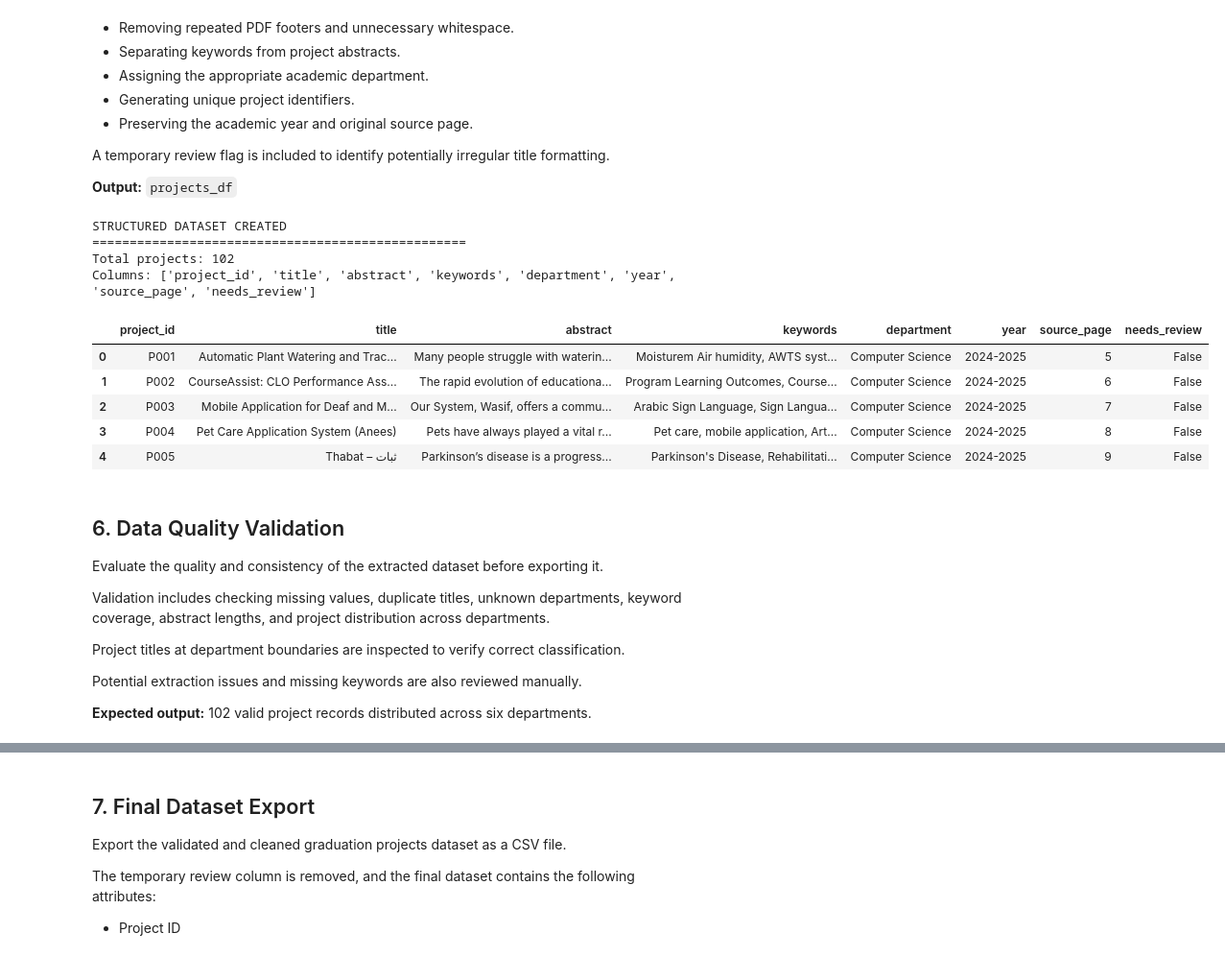
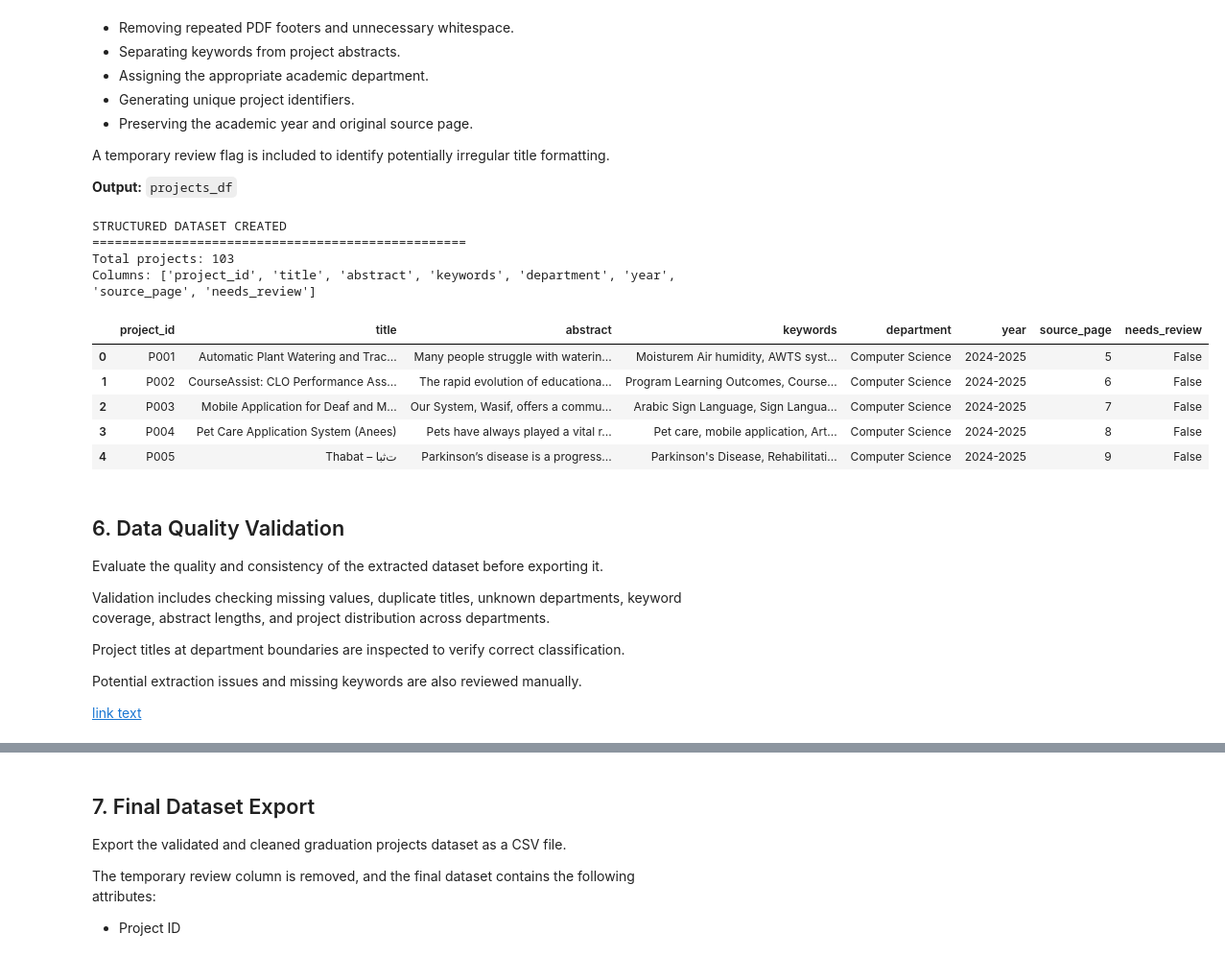
Before and after one commit to esrrahafase-crypto/Origin, a Jupyter notebook: notebooks/01_Data_Preparation.ipynb, the cells around one changed output, grey strips where cells are left out. Shown at 96% size. Cells and saved outputs as stored; diff of their text form; code cells hidden in the pictures.

```diff
--- a/notebooks/01_Data_Preparation.ipynb
+++ b/notebooks/01_Data_Preparation.ipynb
@@ -242,13 +238,16 @@ A temporary review flag is included to identify potentially irregular title form
 
 # Department page ranges
 
+
+# Updated department ranges for the 115-page PDF
+
 department_ranges = [
     (5, 37, "Computer Science"),
-    (39, 49, "Artificial Intelligence"),
-    (51, 73, "Information Systems"),
-    (75, 84, "Data Science and Analysis"),
-    (86, 102, "Information Technology"),
-    (104, 111, "Cybersecurity")
+    (39, 50, "Artificial Intelligence"),
+    (52, 74, "Information Systems"),
+    (76, 85, "Data Science and Analysis"),
+    (87, 103, "Information Technology"),
+    (105, 112, "Cybersecurity")
 ]
 
 
@@ -339,35 +338,35 @@ for idx, row in raw_df.iterrows():
         "title": title,
         "abstract": abstract,
         "keywords": keywords,
         "department": get_department(
             row["source_page"]
         ),
         "year": "2024-2025",
         "source_page": row["source_page"],
         "needs_review": needs_review
     })
 
 
 projects_df = pd.DataFrame(projects)
 
 print("STRUCTURED DATASET CREATED")
 print("=" * 50)
 
 print("Total projects:", len(projects_df))
 print("Columns:", projects_df.columns.tolist())
 
 display(projects_df.head())
 # %% [output]
 STRUCTURED DATASET CREATED
 ==================================================
-Total projects: 102
+Total projects: 103
 Columns: ['project_id', 'title', 'abstract', 'keywords', 'department', 'year', 'source_page', 'needs_review']
 |  | project_id | title | abstract | keywords | department | year | source_page | needs_review |
 | 0 | P001 | Automatic Plant Watering and Trac... | Many people struggle with waterin... | Moisturem Air humidity, AWTS syst... | Computer Science | 2024-2025 | 5 | False |
 | 1 | P002 | CourseAssist: CLO Performance Ass... | The rapid evolution of educationa... | Program Learning Outcomes, Course... | Computer Science | 2024-2025 | 6 | False |
 | 2 | P003 | Mobile Application for Deaf and M... | Our System, Wasif, offers a commu... | Arabic Sign Language, Sign Langua... | Computer Science | 2024-2025 | 7 | False |
 | 3 | P004 | Pet Care Application System (Anees) | Pets have always played a vital r... | Pet care, mobile application, Art... | Computer Science | 2024-2025 | 8 | False |
-| 4 | P005 | Thabat – ثبات | Parkinson’s disease is a progress... | Parkinson's Disease, Rehabilitati... | Computer Science | 2024-2025 | 9 | False |
+| 4 | P005 | Thabat – تﺛﺒﺎ | Parkinson’s disease is a progress... | Parkinson's Disease, Rehabilitati... | Computer Science | 2024-2025 | 9 | False |
 # %% [markdown]
 
 ## 6. Data Quality Validation
@@ -380,4 +379,4 @@ Project titles at department boundaries are inspected to verify correct classifi
 
 Potential extraction issues and missing keywords are also reviewed manually.
 
-**Expected output:** 102 valid project records distributed across six departments.
+ [link text](https://)
```
Also changed, not shown: parts of 8 cells of this notebook.
